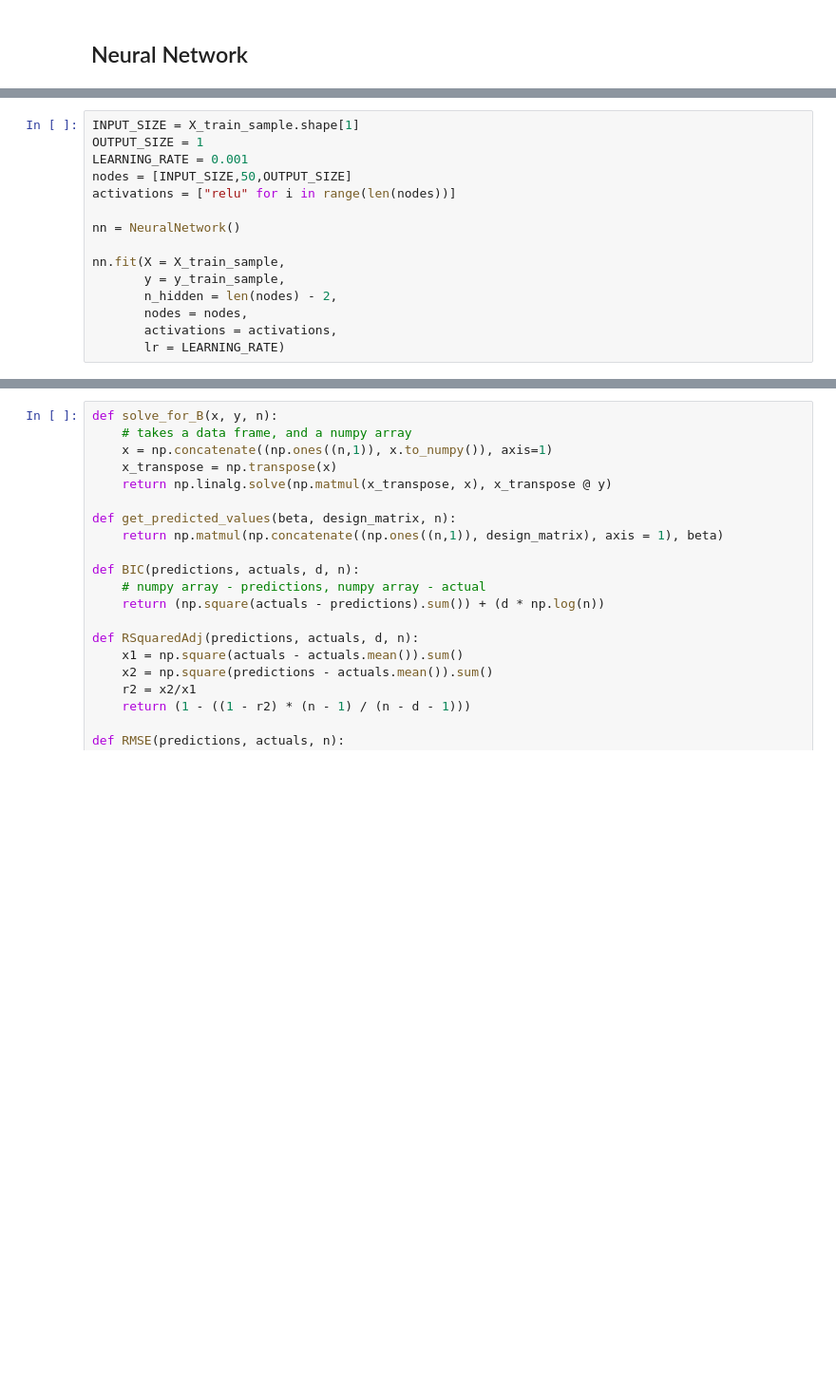
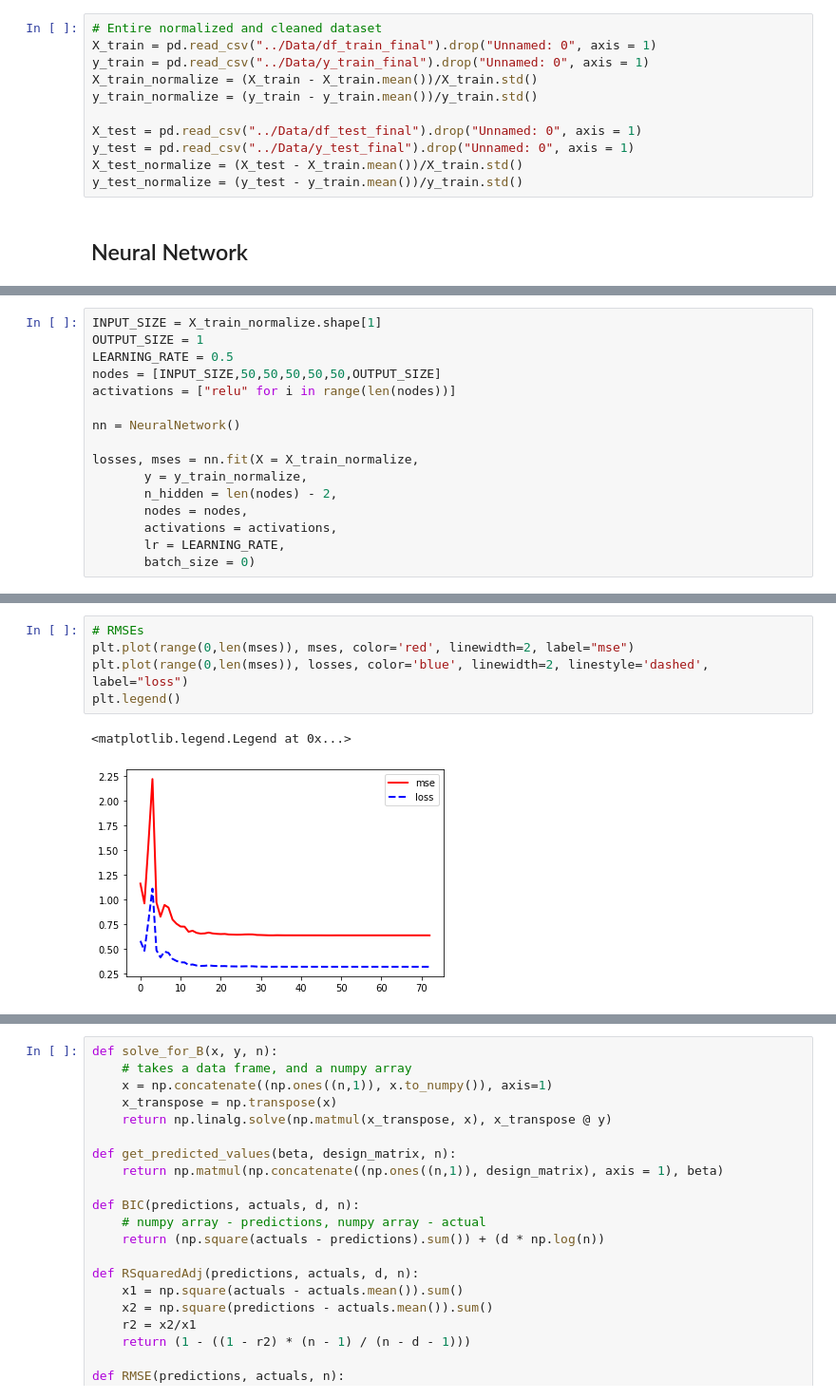
Before and after one commit to ayakkala1/Project-3-Data-401, a Jupyter notebook: Flo/Project 3 BackProp.ipynb, the cells around one changed output, grey strips where cells are left out. Shown at 95% size. Cells and saved outputs as stored; diff of their text form; blank space fills up the shorter version.

```diff
--- a/Flo/Project 3 BackProp.ipynb
+++ b/Flo/Project 3 BackProp.ipynb
@@ -38,3 +20,14 @@ y_train_sample
+# %%
+# Entire normalized and cleaned dataset
+X_train = pd.read_csv("../Data/df_train_final").drop("Unnamed: 0", axis = 1)
+y_train = pd.read_csv("../Data/y_train_final").drop("Unnamed: 0", axis = 1)
+X_train_normalize = (X_train - X_train.mean())/X_train.std()
+y_train_normalize = (y_train - y_train.mean())/y_train.std()
+
+X_test = pd.read_csv("../Data/df_test_final").drop("Unnamed: 0", axis = 1)
+y_test = pd.read_csv("../Data/y_test_final").drop("Unnamed: 0", axis = 1)
+X_test_normalize = (X_test - X_train.mean())/X_train.std()
+y_test_normalize = (y_test - y_train.mean())/y_train.std()
 # %% [markdown]
 ## Neural Network
 # %%
@@ -181,17 +233,18 @@ class NeuralNetwork():
 # %%
-INPUT_SIZE = X_train_sample.shape[1]
+INPUT_SIZE = X_train_normalize.shape[1]
 OUTPUT_SIZE = 1
-LEARNING_RATE = 0.001
-nodes = [INPUT_SIZE,50,OUTPUT_SIZE]
+LEARNING_RATE = 0.5
+nodes = [INPUT_SIZE,50,50,50,50,50,OUTPUT_SIZE]
 activations = ["relu" for i in range(len(nodes))]
 
 nn = NeuralNetwork()
 
-nn.fit(X = X_train_sample,
-       y = y_train_sample,
+losses, mses = nn.fit(X = X_train_normalize,
+       y = y_train_normalize,
        n_hidden = len(nodes) - 2,
        nodes = nodes,
        activations = activations,
-       lr = LEARNING_RATE)
+       lr = LEARNING_RATE,
+       batch_size = 0)
 # %% [output]
 loss:
@@ -213,0 +267,8 @@ nmse:
+# %%
+# RMSEs
+plt.plot(range(0,len(mses)), mses, color='red', linewidth=2, label="mse")
+plt.plot(range(0,len(mses)), losses, color='blue', linewidth=2, linestyle='dashed', label="loss")
+plt.legend()
+# %% [output]
+<matplotlib.legend.Legend at 0x...>
+[figure, added]
```
Also changed, not shown: parts of 5 cells of this notebook.
